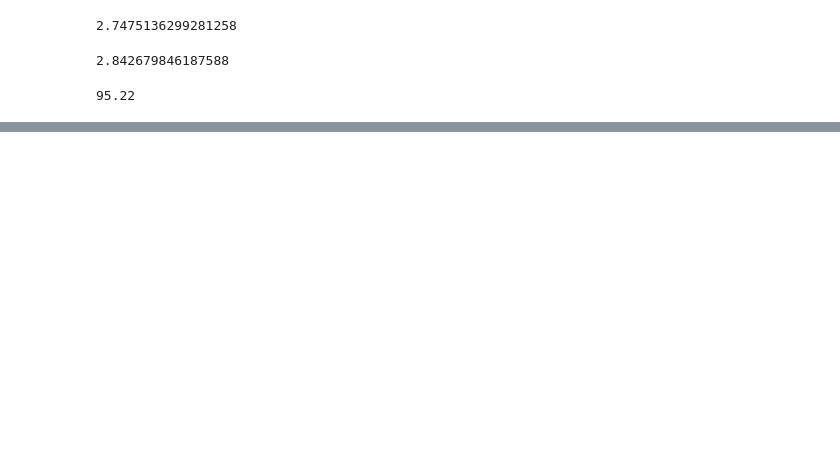
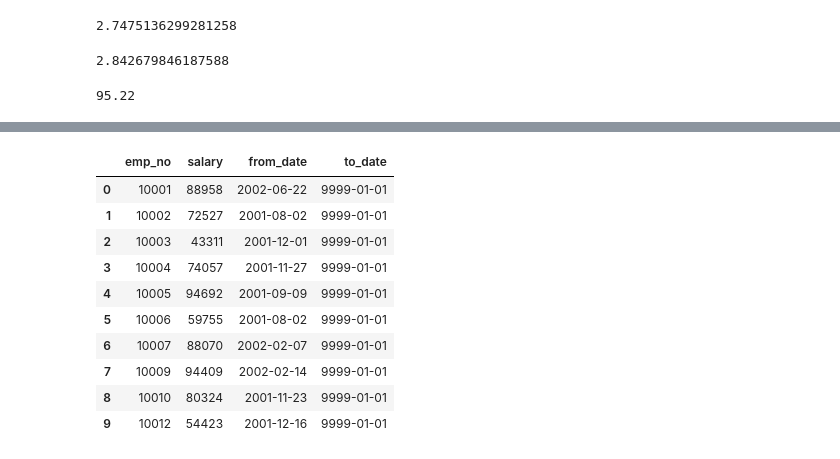
Before and after one commit to Luis-Martinez1/statistics-exercises, a Jupyter notebook: probability_distributions.ipynb, the cells around one changed output, grey strips where cells are left out. Drawn from its saved outputs; the diff is of its cells as text; code cells hidden in the pictures; blank space fills up the shorter version.

```diff
--- a/probability_distributions.ipynb
+++ b/probability_distributions.ipynb
@@ -91,0 +256,4 @@ round(grade_dist.cdf(3.5)*100,2)
+# %%
+db = 'employees'
+
+url = env.get_db_url(db)
@@ -91,0 +275,14 @@ round(grade_dist.cdf(3.5)*100,2)
+# %%
+df.head(10)
+# %% [output]
+|  | emp_no | salary | from_date | to_date |
+| 0 | 10001 | 88958 | 2002-06-22 | 9999-01-01 |
+| 1 | 10002 | 72527 | 2001-08-02 | 9999-01-01 |
+| 2 | 10003 | 43311 | 2001-12-01 | 9999-01-01 |
+| 3 | 10004 | 74057 | 2001-11-27 | 9999-01-01 |
+| 4 | 10005 | 94692 | 2001-09-09 | 9999-01-01 |
+| 5 | 10006 | 59755 | 2001-08-02 | 9999-01-01 |
+| 6 | 10007 | 88070 | 2002-02-07 | 9999-01-01 |
+| 7 | 10009 | 94409 | 2002-02-14 | 9999-01-01 |
+| 8 | 10010 | 80324 | 2001-11-23 | 9999-01-01 |
+| 9 | 10012 | 54423 | 2001-12-16 | 9999-01-01 |
```
Also changed, not shown: parts of 41 cells of this notebook.
